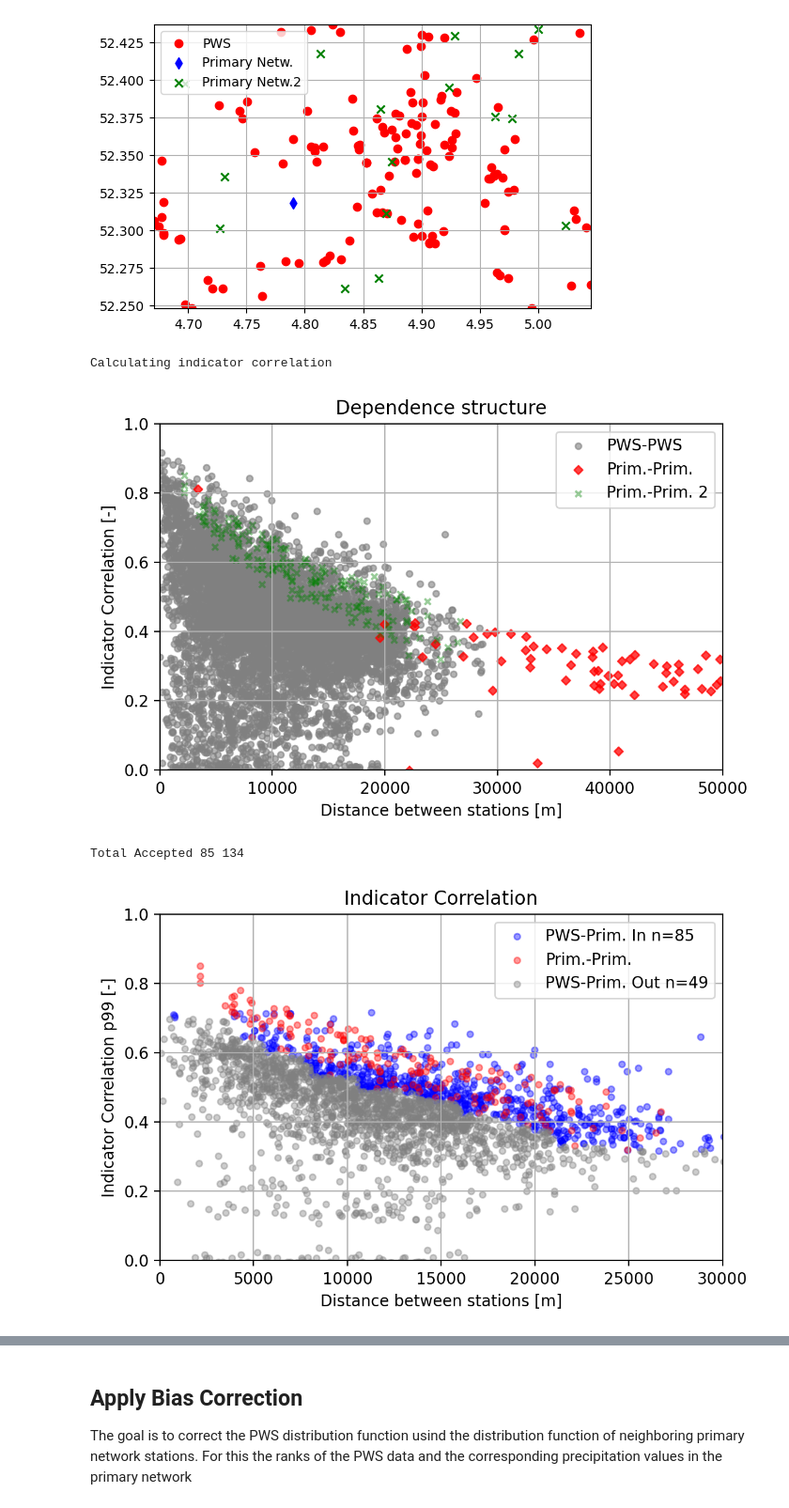
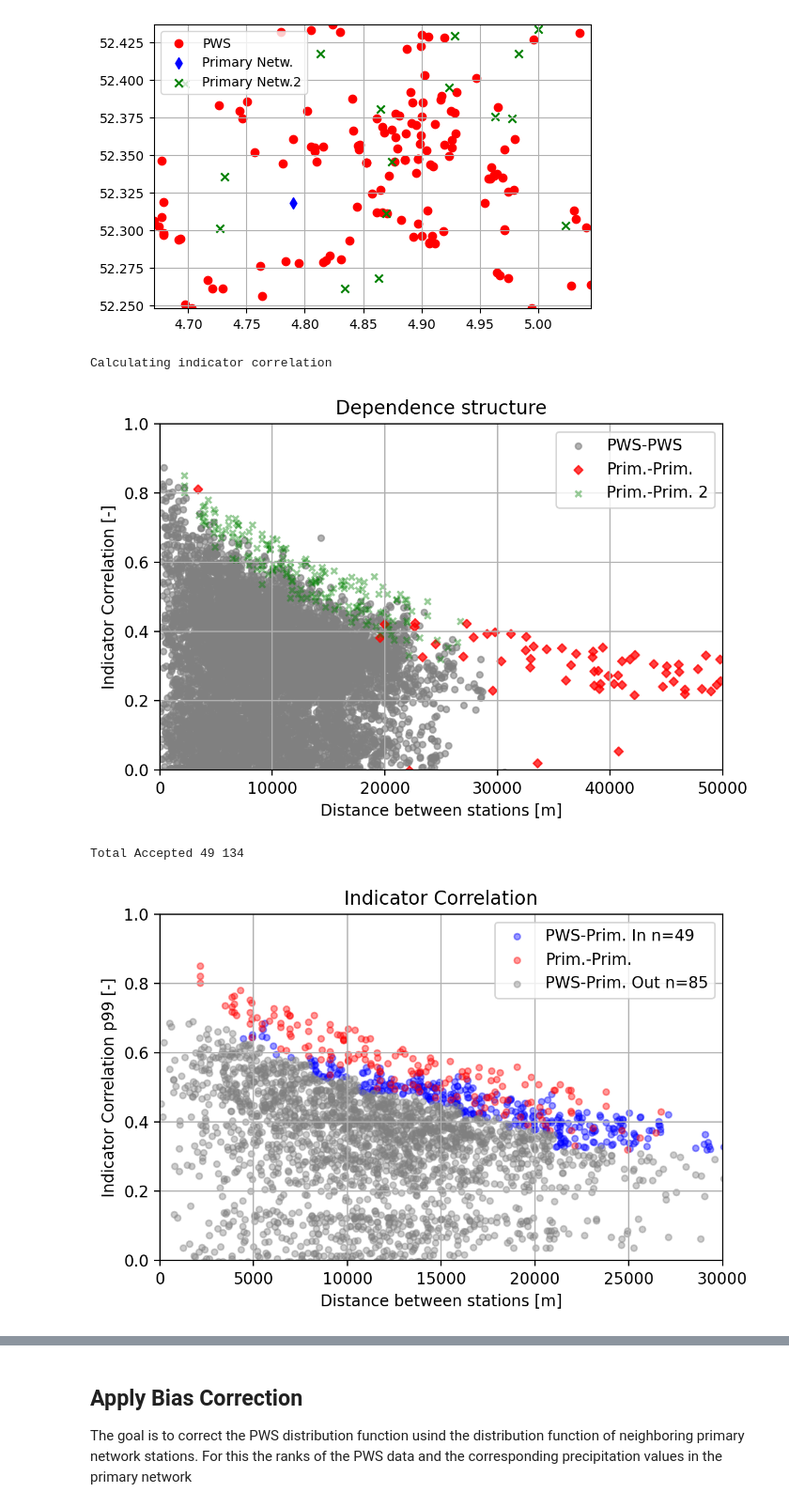
Before and after one commit to AbbasElHachem/pws-pyqc, a Jupyter notebook: OpenSense/Jupyter_Notebboks/Indicator_corr_Ams.ipynb, the cells around one changed output, grey strips where cells are left out. Shown at 94% size. Cells and saved outputs as stored; diff of their text form; code cells hidden in the pictures.

```diff
--- a/OpenSense/Jupyter_Notebboks/Indicator_corr_Ams.ipynb
+++ b/OpenSense/Jupyter_Notebboks/Indicator_corr_Ams.ipynb
@@ -887,7 +894,10 @@ if __name__ == '__main__':
 
     # PWS hourly data
 
-    path_pws_data = os.path.join(main_dir, r"AMS_PWS_hourly_shifted.csv")
+    path_pws_data = os.path.join(main_dir, r"AMS_PWS_hourly_shifted_10maxNan.csv")
+
+    path_pws_data = (
+    r"X:\staff\elhachem\2022_02_01_OpenSense\data_Netherland_PWS\data\AMS_PWS_hourly_not_shifted.csv")
     path_pws_metadata = os.path.join(main_dir, r"AMS_metadata.csv")
 
 
@@ -917,7 +927,7 @@ if __name__ == '__main__':
         path_to_file=path_pws_data,
                            sep_type=';',
                            index_col=0)
-
+    #df_pws_pcp_hourly = df_pws_pcp_hourly.shift(-1)
     df_pws_coords, pws_coords_xy = read_metadata_csv_file(
         path_to_file=path_pws_metadata,
                            sep_type=',',
@@ -975,21 +985,22 @@ plot_indic_coor(dist_prim=dist_prim,
                corr_prim2=corr_prim2)
 # %% [output]
 Calculating indicator correlation
-[figure, old version]
+[figure, new version]
 # %%
 # apply indicator filter
 
 stn_in = indicator_filter(xy_net=pws_coords_xy,
                  prc_net=df_pws_pcp_hourly,
                  xy_dwd=prim_coords_xy_2,
                  prc_dwd=in_primary_pcp_2,
+
                      prob=0.99, max_distance=50000,
                      min_req_ppt_vals=2*24*30, show_plot=True,
                      fn_figure='Indicator Correlation',
                      save_folder=None,
-                    tolerance=.99)
+                    tolerance=.98)
 # %% [output]
-Total Accepted 85 134
+Total Accepted 49 134
-[figure, old version]
+[figure, new version]
 # %%
 pws_ids_accepted = df_pws_pcp_hourly.columns[np.where(stn_in==True)]
```
Also changed, not shown: parts of 15 cells of this notebook.
